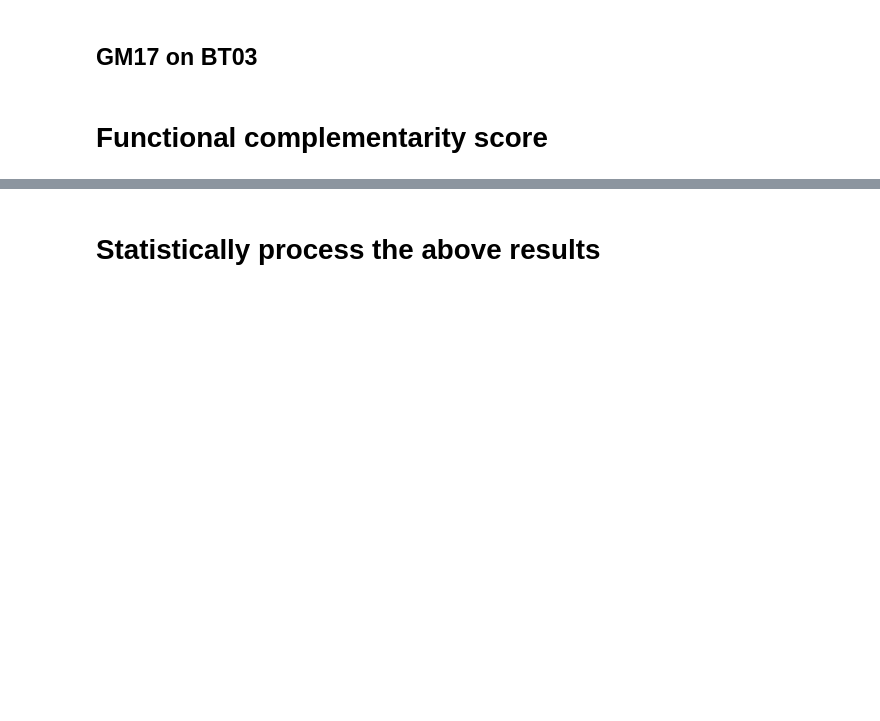
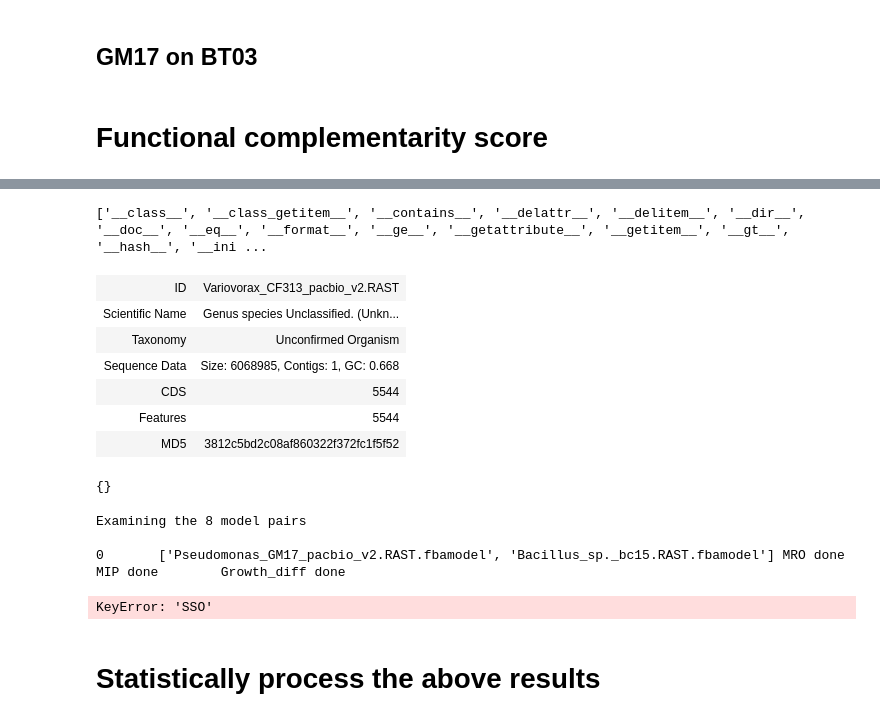
Before and after one commit to dtriadis/ModelSEEDpy, a Jupyter notebook: examples/Community Modeling/smetana/10-member_pairs_dev.ipynb, the cells around one changed output, grey strips where cells are left out. Drawn from its saved outputs; the diff is of its cells as text; code cells hidden in the pictures; blank space fills up the shorter version.

```diff
--- a/examples/Community Modeling/smetana/10-member_pairs_dev.ipynb
+++ b/examples/Community Modeling/smetana/10-member_pairs_dev.ipynb
@@ -556,3 +574,20 @@ from cobra.medium import minimal_medium
 len(minimal_medium(CF402, minimize_components=True))
 # %% [markdown]
 # Functional complementarity score
+# %%
+# define the environment path
+import os
+local_cobrakbase_path = os.path.join('C:', 'Users', 'Andrew Freiburger','Documents','Argonne','cobrakbase')
+os.environ["HOME"] = local_cobrakbase_path
+
+# import the KBase
+import cobrakbase
+# with open("/Users/afreiburger/Documents/kbase_token.txt") as token_file:
+with open("D:/Users/Andrew Freiburger/Documents/Argonne/kbase_token.txt") as token_file:
+    kbase_api = cobrakbase.KBaseAPI(token_file.readline())
+
+# prevent excessive warnings
+from time import process_time
+import warnings
+warnings.filterwarnings(action='once')
+%run ../../../modelseedpy/community/mssmetana.py
@@ -559,8 +635,34 @@ len(minimal_medium(CF402, minimize_components=True))
+# %%
+genome = kbase_api.get_from_ws(CF313.genome_ref)
+print(dir(genome.cdss[0].ontology_terms))
+# %% [output]
+['__class__', '__class_getitem__', '__contains__', '__delattr__', '__delitem__', '__dir__', '__doc__', '__eq__', '__format__', '__ge__', '__getattribute__', '__getitem__', '__gt__', '__hash__', '__ini ...
+# %%
+genome
+# %% [output]
+| ID | Variovorax_CF313_pacbio_v2.RAST |
+| Scientific Name | Genus species Unclassified. (Unkn... |
+| Taxonomy | Unconfirmed Organism |
+| Sequence Data | Size: 6068985, Contigs: 1, GC: 0.668 |
+| CDS | 5544 |
+| Features | 5544 |
+| MD5 | 3812c5bd2c08af860322f372fc1f5f52 |
+# %%
+genome.cdss[0].ontology_terms
+# %% [output]
+{}
 # %%
 %run ../../../modelseedpy/community/mssmetana.py
 
-genomes = MSSmetana.get_all_genomes_from_ws(136582, kbase_api)
-genome_similarities = MSSmetana.RAST_functionality(genomes)
+# genomes = MSSmetana.get_all_genomes_from_ws(136582, kbase_api)
+# genome_similarities = MSSmetana.RAST_functionality(genomes)
+
+MSSmetana.kbase_output(pmi_models, kbase_obj=kbase_api, mem_media=PMI_models_media, pairs=negative_interactions, environment=r2a_media)
+# %% [output]
+Examining the 8 model pairs
+
+0       ['Pseudomonas_GM17_pacbio_v2.RAST.fbamodel', 'Bacillus_sp._bc15.RAST.fbamodel'] MRO done        MIP done        Growth_diff done
+KeyError: 'SSO'
 # %% [markdown]
 # Statistically process the above results
 # %% [markdown]
```
Also changed, not shown: parts of 6 cells of this notebook, 3 other files.
